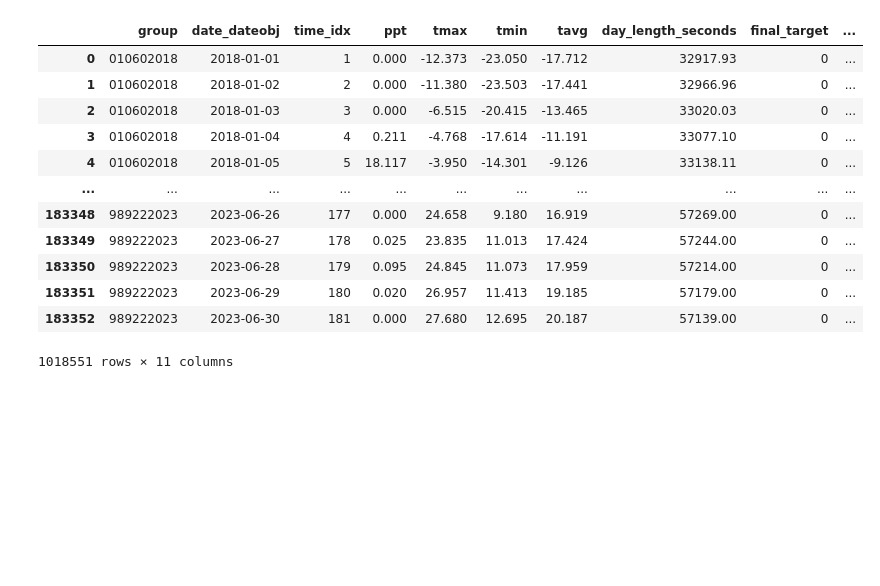
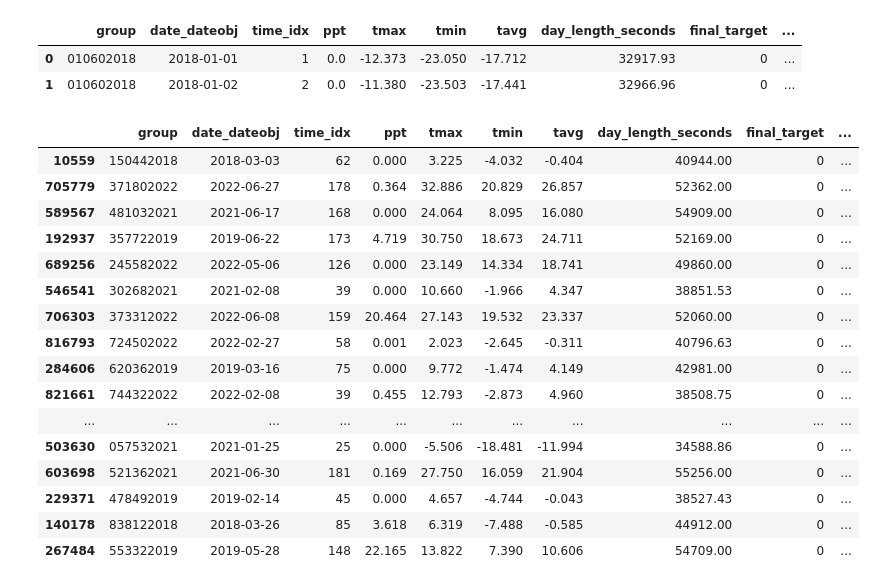
Before and after one commit to wbeckman/morel-model, a Jupyter notebook: train_models.ipynb, the cells around one changed output. Drawn from its saved outputs; the diff is of its cells as text; code cells hidden in the pictures; blank space fills up the shorter version.

```diff
--- a/train_models.ipynb
+++ b/train_models.ipynb
@@ -5,18 +24,8 @@ data_path = 'data/'
 # %%
-data = pd.read_pickle(f'{data_path}processed/timeseries_2018_through_2023.pkl')
+data = pd.read_pickle(f'{data_path}/timeseries_2018_through_2023.pkl').drop(columns=['zcta_centroid_longitude', 'zcta_centroid_latitude']).reset_index(drop=True)
 # %%
-data
+data.head(2)
 # %% [output]
 |  | group | date_dateobj | time_idx | ppt | tmax | tmin | tavg | day_length_seconds | final_target | ... |
-| 0 | 010602018 | 2018-01-01 | 1 | 0.000 | -12.373 | -23.050 | -17.712 | 32917.93 | 0 | ... |
-| 1 | 010602018 | 2018-01-02 | 2 | 0.000 | -11.380 | -23.503 | -17.441 | 32966.96 | 0 | ... |
-| 2 | 010602018 | 2018-01-03 | 3 | 0.000 | -6.515 | -20.415 | -13.465 | 33020.03 | 0 | ... |
-| 3 | 010602018 | 2018-01-04 | 4 | 0.211 | -4.768 | -17.614 | -11.191 | 33077.10 | 0 | ... |
-| 4 | 010602018 | 2018-01-05 | 5 | 18.117 | -3.950 | -14.301 | -9.126 | 33138.11 | 0 | ... |
-| ... | ... | ... | ... | ... | ... | ... | ... | ... | ... | ... |
-| 183348 | 989222023 | 2023-06-26 | 177 | 0.000 | 24.658 | 9.180 | 16.919 | 57269.00 | 0 | ... |
-| 183349 | 989222023 | 2023-06-27 | 178 | 0.025 | 23.835 | 11.013 | 17.424 | 57244.00 | 0 | ... |
-| 183350 | 989222023 | 2023-06-28 | 179 | 0.095 | 24.845 | 11.073 | 17.959 | 57214.00 | 0 | ... |
-| 183351 | 989222023 | 2023-06-29 | 180 | 0.020 | 26.957 | 11.413 | 19.185 | 57179.00 | 0 | ... |
-| 183352 | 989222023 | 2023-06-30 | 181 | 0.000 | 27.680 | 12.695 | 20.187 | 57139.00 | 0 | ... |
+| 0 | 010602018 | 2018-01-01 | 1 | 0.0 | -12.373 | -23.050 | -17.712 | 32917.93 | 0 | ... |
+| 1 | 010602018 | 2018-01-02 | 2 | 0.0 | -11.380 | -23.503 | -17.441 | 32966.96 | 0 | ... |
-1018551 rows × 11 columns
@@ -22,0 +35,20 @@ data
+# %%
+training_data.sample(20)
+# %% [output]
+|  | group | date_dateobj | time_idx | ppt | tmax | tmin | tavg | day_length_seconds | final_target | ... |
+| 10559 | 150442018 | 2018-03-03 | 62 | 0.000 | 3.225 | -4.032 | -0.404 | 40944.00 | 0 | ... |
+| 705779 | 371802022 | 2022-06-27 | 178 | 0.364 | 32.886 | 20.829 | 26.857 | 52362.00 | 0 | ... |
+| 589567 | 481032021 | 2021-06-17 | 168 | 0.000 | 24.064 | 8.095 | 16.080 | 54909.00 | 0 | ... |
+| 192937 | 357722019 | 2019-06-22 | 173 | 4.719 | 30.750 | 18.673 | 24.711 | 52169.00 | 0 | ... |
+| 689256 | 245582022 | 2022-05-06 | 126 | 0.000 | 23.149 | 14.334 | 18.741 | 49860.00 | 0 | ... |
+| 546541 | 302682021 | 2021-02-08 | 39 | 0.000 | 10.660 | -1.966 | 4.347 | 38851.53 | 0 | ... |
+| 706303 | 373312022 | 2022-06-08 | 159 | 20.464 | 27.143 | 19.532 | 23.337 | 52060.00 | 0 | ... |
+| 816793 | 724502022 | 2022-02-27 | 58 | 0.001 | 2.023 | -2.645 | -0.311 | 40796.63 | 0 | ... |
+| 284606 | 620362019 | 2019-03-16 | 75 | 0.000 | 9.772 | -1.474 | 4.149 | 42981.00 | 0 | ... |
+| 821661 | 744322022 | 2022-02-08 | 39 | 0.455 | 12.793 | -2.873 | 4.960 | 38508.75 | 0 | ... |
+| ... | ... | ... | ... | ... | ... | ... | ... | ... | ... | ... |
+| 503630 | 057532021 | 2021-01-25 | 25 | 0.000 | -5.506 | -18.481 | -11.994 | 34588.86 | 0 | ... |
+| 603698 | 521362021 | 2021-06-30 | 181 | 0.169 | 27.750 | 16.059 | 21.904 | 55256.00 | 0 | ... |
+| 229371 | 478492019 | 2019-02-14 | 45 | 0.000 | 4.657 | -4.744 | -0.043 | 38527.43 | 0 | ... |
+| 140178 | 838122018 | 2018-03-26 | 85 | 3.618 | 6.319 | -7.488 | -0.585 | 44912.00 | 0 | ... |
+| 267484 | 553322019 | 2019-05-28 | 148 | 22.165 | 13.822 | 7.390 | 10.606 | 54709.00 | 0 | ... |
```
Also changed, not shown: parts of 51 cells of this notebook, 4 other files.
